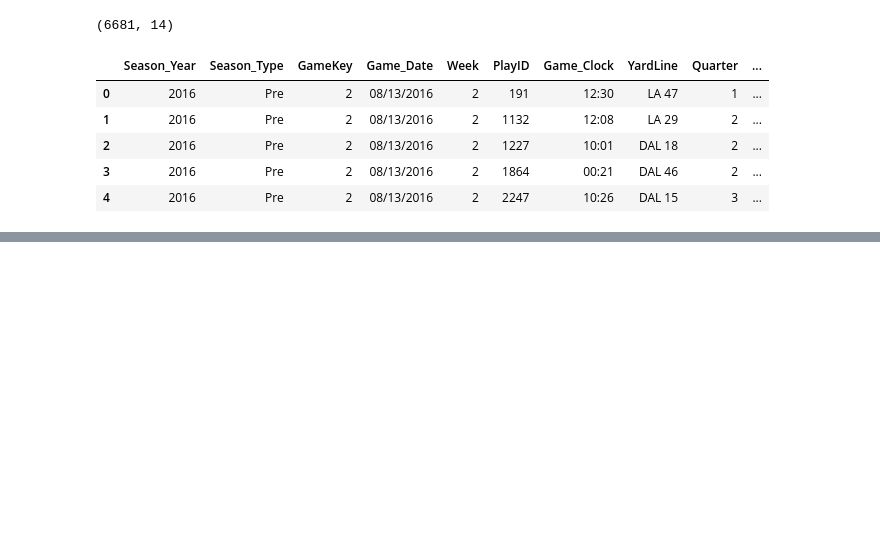
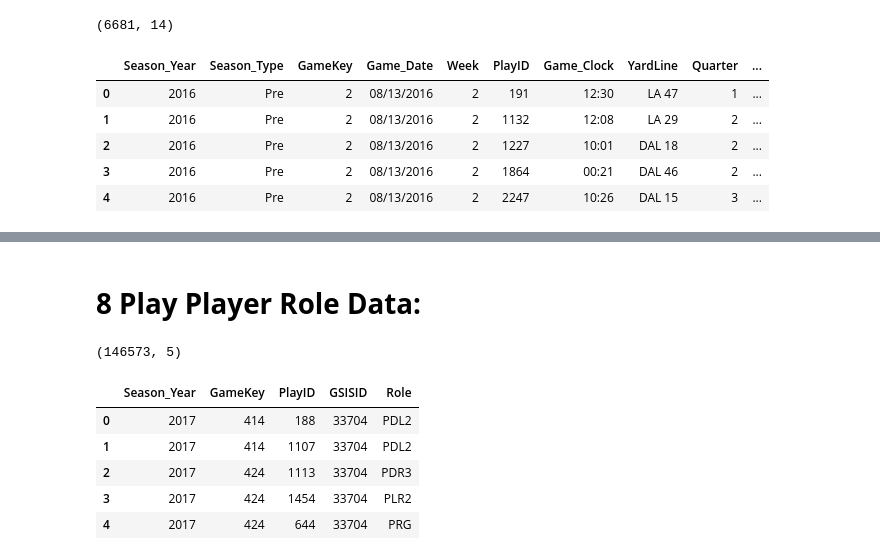
Before and after one commit to CJL89/NFL-Punt-Analysis, a Jupyter notebook: NFL_Punt_Analysis.ipynb, the cells around one changed output, grey strips where cells are left out. Drawn from its saved outputs; the diff is of its cells as text; code cells hidden in the pictures; blank space fills up the shorter version.

```diff
--- a/NFL_Punt_Analysis.ipynb
+++ b/NFL_Punt_Analysis.ipynb
@@ -546,0 +624,14 @@ play_information.head()
+# %% [markdown]
+# <a id='play_player_role_data'><b>8 Play Player Role Data:</b></a>
+# %%
+play_player_role_data = pd.read_csv('../input/play_player_role_data.csv')
+print(play_player_role_data.shape)
+play_player_role_data.head()
+# %% [output]
+(146573, 5)
+|  | Season_Year | GameKey | PlayID | GSISID | Role |
+| 0 | 2017 | 414 | 188 | 33704 | PDL2 |
+| 1 | 2017 | 414 | 1107 | 33704 | PDL2 |
+| 2 | 2017 | 424 | 1113 | 33704 | PDR3 |
+| 3 | 2017 | 424 | 1454 | 33704 | PLR2 |
+| 4 | 2017 | 424 | 644 | 33704 | PRG |
```
Also changed, not shown: parts of 9 cells of this notebook.
